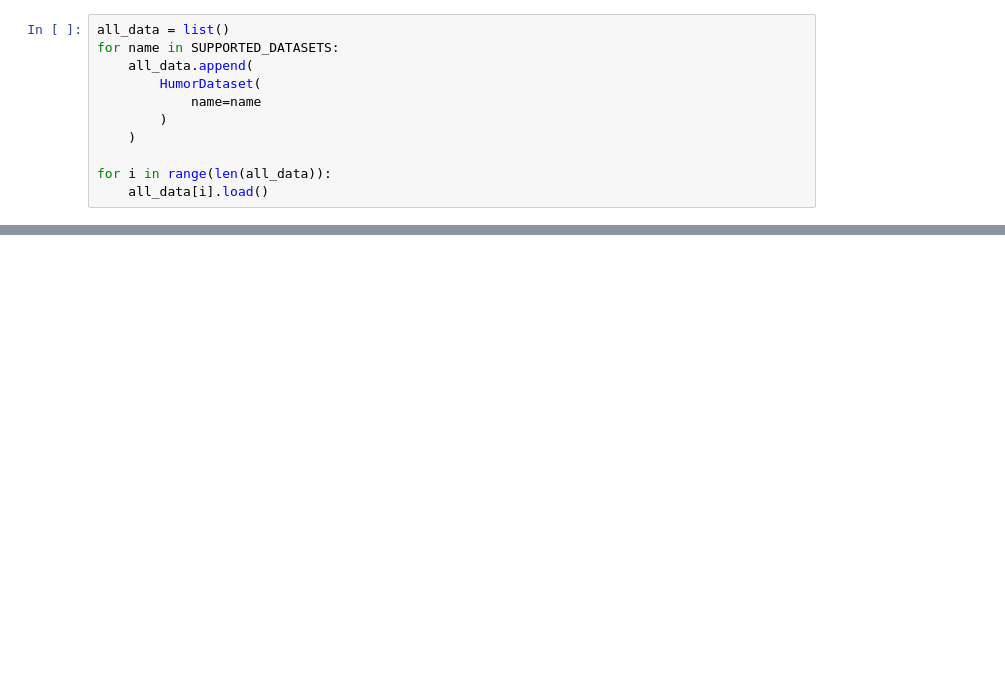
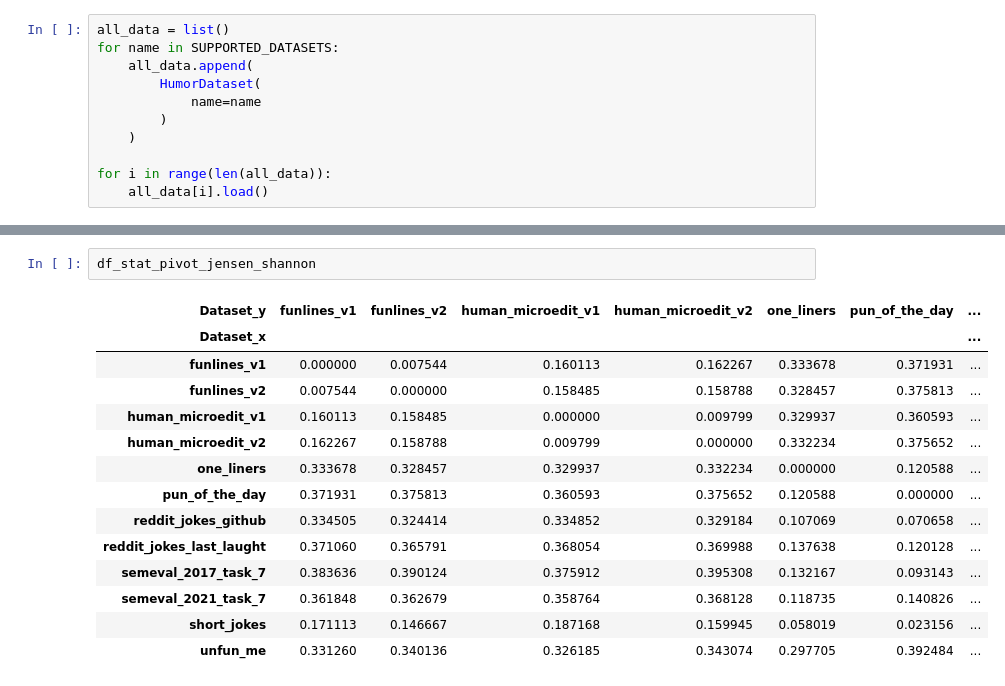
Before and after one commit to Humor-Research/hri_tools, a Jupyter notebook: example.ipynb, the cells around one changed output, grey strips where cells are left out. Drawn from its saved outputs; the diff is of its cells as text; blank space fills up the shorter version.

```diff
--- a/example.ipynb
+++ b/example.ipynb
@@ -78,0 +106,17 @@ for i in range(len(all_data)):
+# %%
+df_stat_pivot_jensen_shannon
+# %% [output]
+| Dataset_y | funlines_v1 | funlines_v2 | human_microedit_v1 | human_microedit_v2 | one_liners | pun_of_the_day | ... |
+| Dataset_x |  |  |  |  |  |  | ... |
+| funlines_v1 | 0.000000 | 0.007544 | 0.160113 | 0.162267 | 0.333678 | 0.371931 | ... |
+| funlines_v2 | 0.007544 | 0.000000 | 0.158485 | 0.158788 | 0.328457 | 0.375813 | ... |
+| human_microedit_v1 | 0.160113 | 0.158485 | 0.000000 | 0.009799 | 0.329937 | 0.360593 | ... |
+| human_microedit_v2 | 0.162267 | 0.158788 | 0.009799 | 0.000000 | 0.332234 | 0.375652 | ... |
+| one_liners | 0.333678 | 0.328457 | 0.329937 | 0.332234 | 0.000000 | 0.120588 | ... |
+| pun_of_the_day | 0.371931 | 0.375813 | 0.360593 | 0.375652 | 0.120588 | 0.000000 | ... |
+| reddit_jokes_github | 0.334505 | 0.324414 | 0.334852 | 0.329184 | 0.107069 | 0.070658 | ... |
+| reddit_jokes_last_laught | 0.371060 | 0.365791 | 0.368054 | 0.369988 | 0.137638 | 0.120128 | ... |
+| semeval_2017_task_7 | 0.383636 | 0.390124 | 0.375912 | 0.395308 | 0.132167 | 0.093143 | ... |
+| semeval_2021_task_7 | 0.361848 | 0.362679 | 0.358764 | 0.368128 | 0.118735 | 0.140826 | ... |
+| short_jokes | 0.171113 | 0.146667 | 0.187168 | 0.159945 | 0.058019 | 0.023156 | ... |
+| unfun_me | 0.331260 | 0.340136 | 0.326185 | 0.343074 | 0.297705 | 0.392484 | ... |
```
Also changed, not shown: parts of 19 cells of this notebook, 6 other files.
